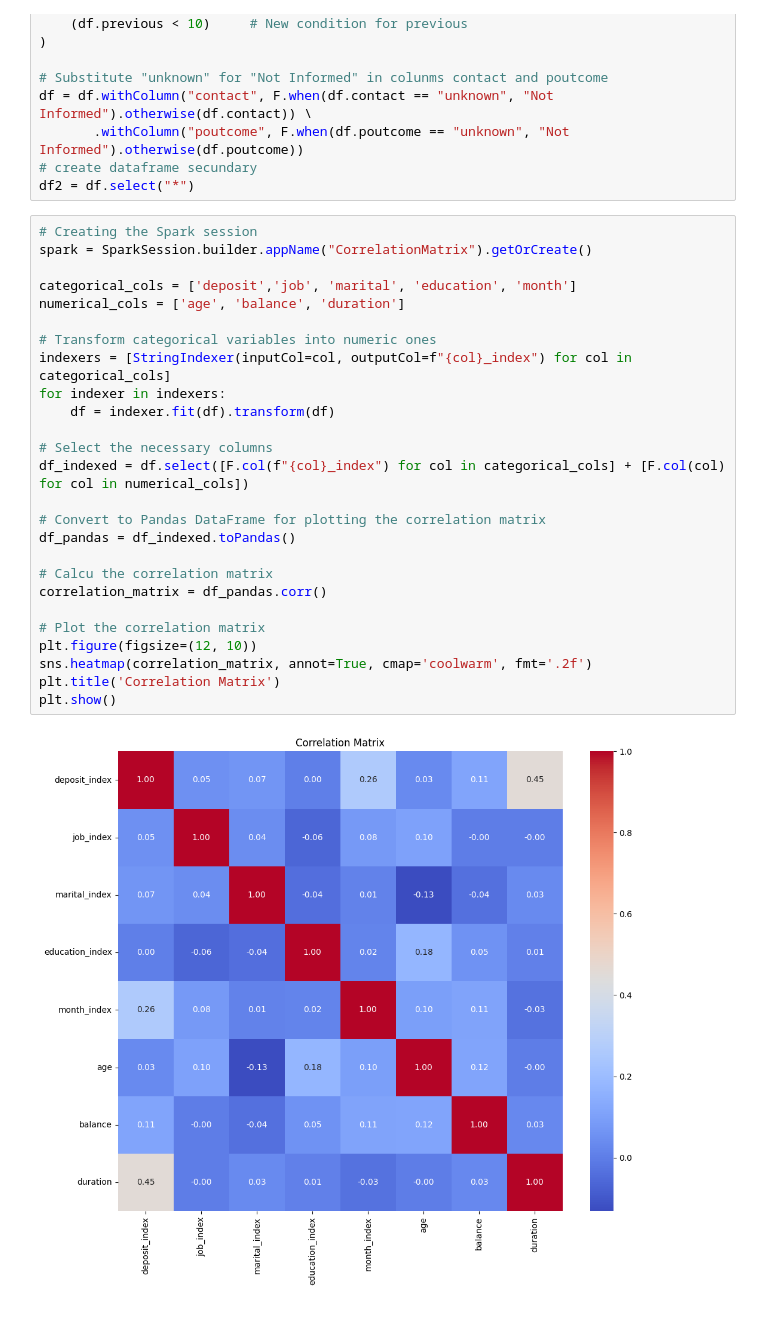
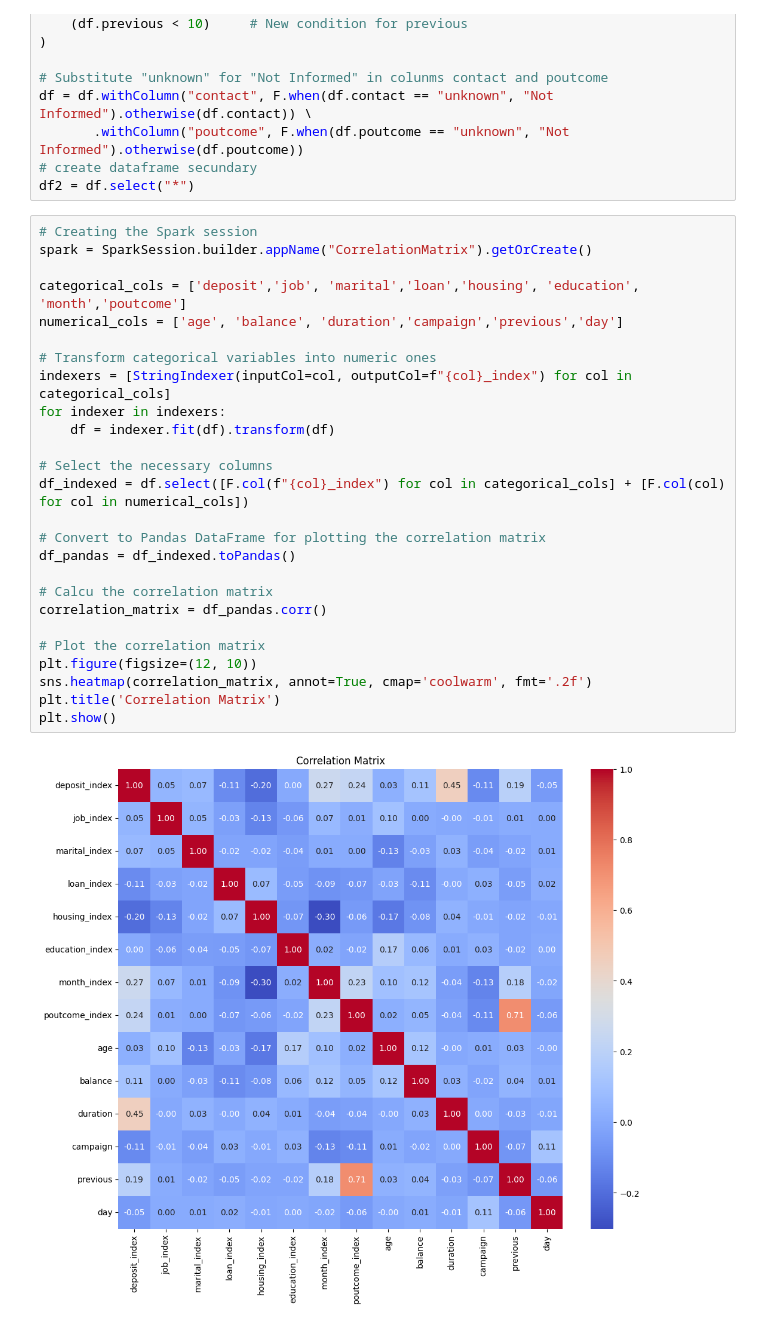
Before and after one commit to KoreTane/MKTBank, a Jupyter notebook: MKTBank.ipynb, the cells around one changed output. Cells and saved outputs as stored; diff of their text form.

```diff
--- a/MKTBank.ipynb
+++ b/MKTBank.ipynb
@@ -329,31 +329,31 @@ df2 = df.select("*")
 # %%
 # Creating the Spark session
 spark = SparkSession.builder.appName("CorrelationMatrix").getOrCreate()
 
-categorical_cols = ['deposit','job', 'marital', 'education', 'month']
-numerical_cols = ['age', 'balance', 'duration']
+categorical_cols = ['deposit','job', 'marital','loan','housing', 'education', 'month','poutcome']
+numerical_cols = ['age', 'balance', 'duration','campaign','previous','day']
 
 # Transform categorical variables into numeric ones
 indexers = [StringIndexer(inputCol=col, outputCol=f"{col}_index") for col in categorical_cols]
 for indexer in indexers:
     df = indexer.fit(df).transform(df)
 
 # Select the necessary columns
 df_indexed = df.select([F.col(f"{col}_index") for col in categorical_cols] + [F.col(col) for col in numerical_cols])
 
 # Convert to Pandas DataFrame for plotting the correlation matrix
 df_pandas = df_indexed.toPandas()
 
 # Calcu the correlation matrix
 correlation_matrix = df_pandas.corr()
 
 # Plot the correlation matrix
 plt.figure(figsize=(12, 10))
 sns.heatmap(correlation_matrix, annot=True, cmap='coolwarm', fmt='.2f')
 plt.title('Correlation Matrix')
 plt.show()
 # %% [output]
-[figure, old version]
+[figure, new version]
 # %%
 # Assuming df2 is the existing DataFrame
 # Creating AgeRange column
```
Also changed, not shown: parts of 5 cells of this notebook.
